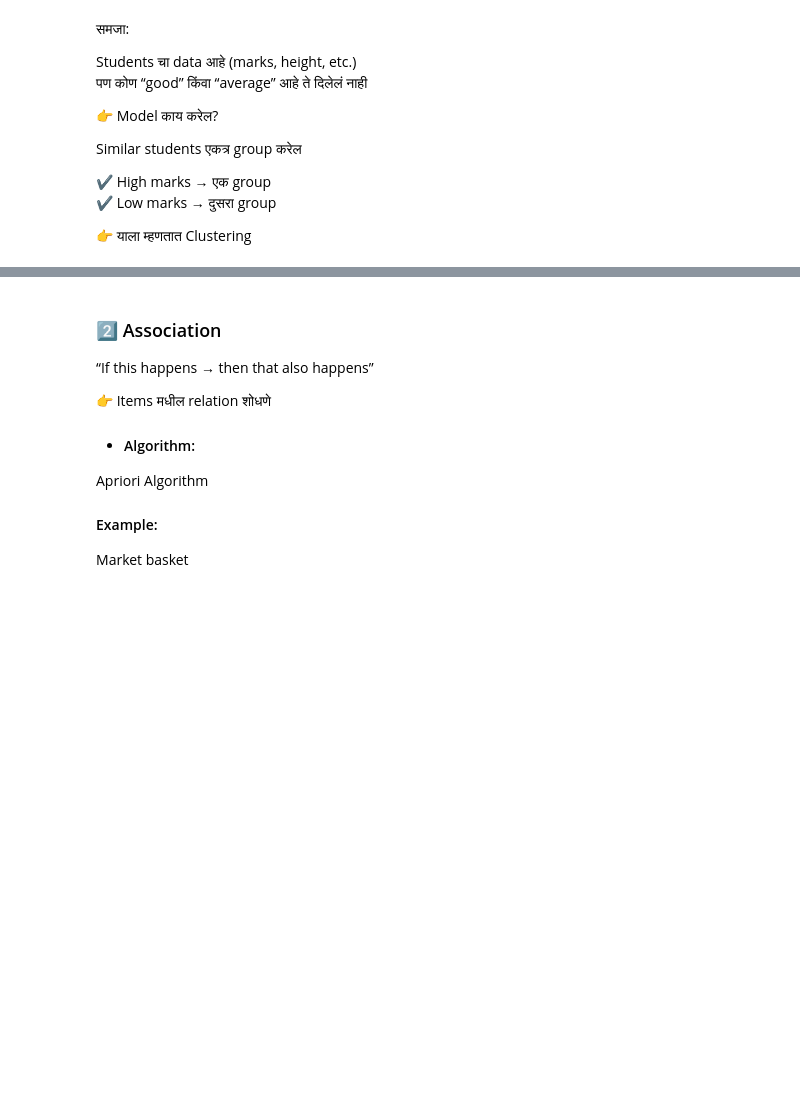
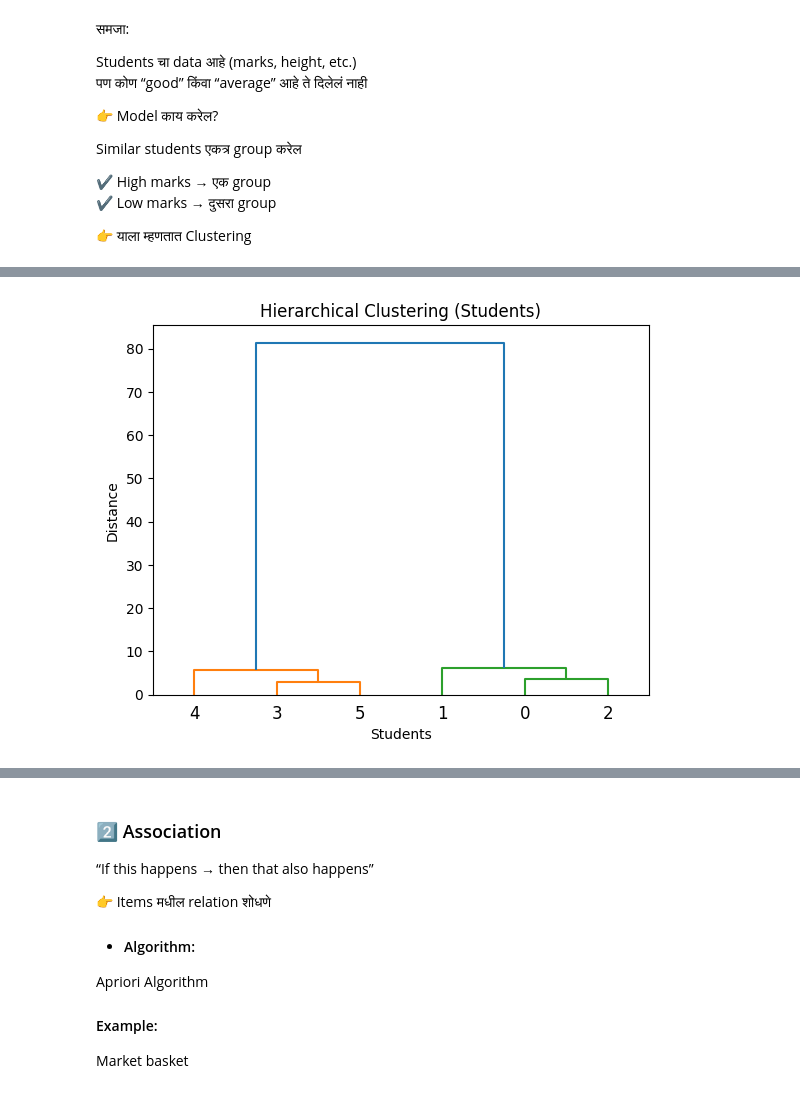
Before and after one commit to VaishnaviJadhav350/intern, a Jupyter notebook: machine learning/unsupervise ml .ipynb, the cells around one changed output, grey strips where cells are left out. Cells and saved outputs as stored; diff of their text form; code cells hidden in the pictures; blank space fills up the shorter version.

```diff
--- a/machine learning/unsupervise ml .ipynb
+++ b/machine learning/unsupervise ml .ipynb
@@ -76,0 +102,26 @@ Centroids:
+# %%
+from scipy.cluster.hierarchy import dendrogram, linkage
+import matplotlib.pyplot as plt
+import numpy as np
+
+# Students data [marks, height]
+X = np.array([
+    [85,170],
+    [90,175],
+    [88,172],
+    [40,160],
+    [45,158],
+    [42,162]
+])
+
+# Step 1: Apply linkage
+Z = linkage(X, method='ward')
+
+# Step 2: Plot dendrogram
+dendrogram(Z)
+plt.title("Hierarchical Clustering (Students)")
+plt.xlabel("Students")
+plt.ylabel("Distance")
+plt.show()
+# %% [output]
+[figure, added]
```
Also changed, not shown: parts of 10 cells of this notebook.
